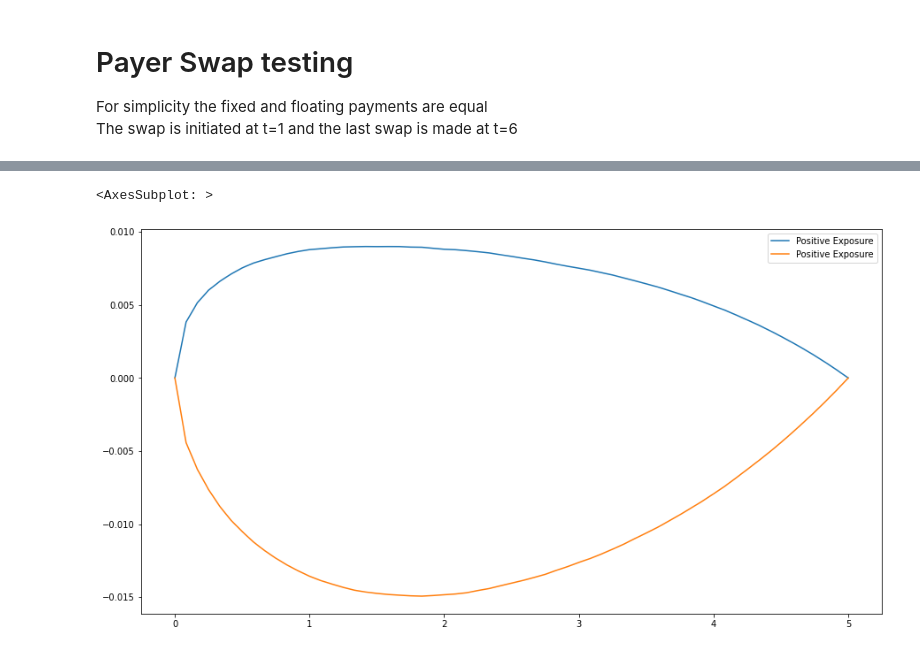
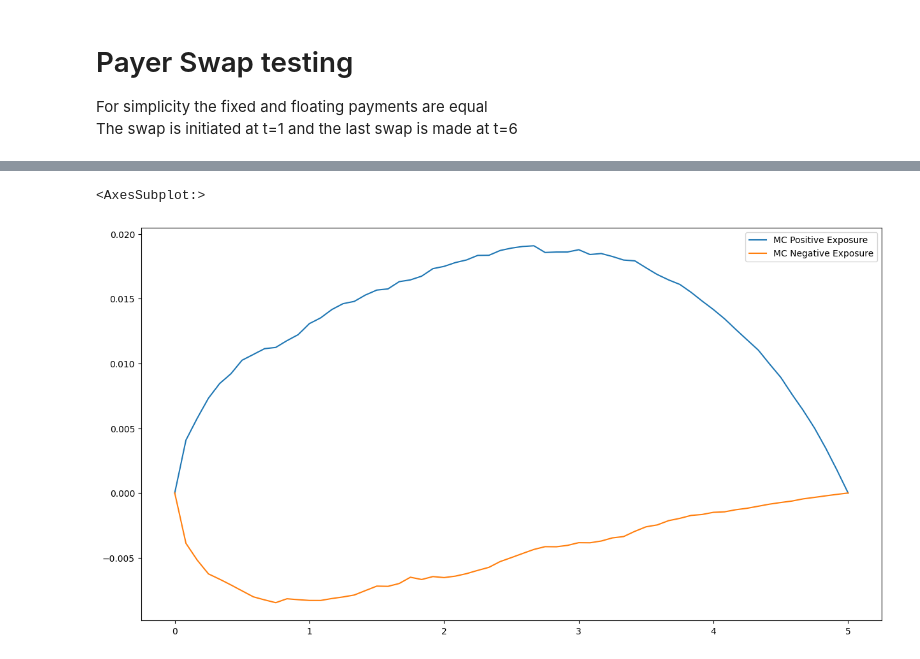
Before and after one commit to Eskild-afk/MasterThesis, a Jupyter notebook: playground.ipynb, the cells around one changed output, grey strips where cells are left out. Saved outputs shown, nothing was run; the diff lists cells and outputs as text; code cells hidden in the pictures.

```diff
--- a/playground.ipynb
+++ b/playground.ipynb
@@ -23,6 +23,6 @@ sns.lineplot(x=time, y=rate, label="Vasicek Short Rate")
 plt.figure(figsize=(15,8))
 for i in range(100):
     time, rate = testDynamic.create_path(stepsize=1/12, duration=5, seed=i)
-    sns.lineplot(x=time/12, y=rate, alpha=0.3)
+    sns.lineplot(x=time, y=rate, alpha=0.3)
 sns.lineplot(x=np.arange(0,5*12+1)/12, y=expected, label="Vasicek Expected Short Rate", c='red')
 # %% [output]
@@ -66,12 +106,12 @@ sns.scatterplot(x=schedule/12, y=np.repeat(K, len(schedule)), label='Payment of
 payerSwapPrice = [
 payerSwap(
     time=x,
-    fixedSchedule=schedule,
-    floatingSchedule=schedule,
+    fixedSchedule=fixSchedule,
+    floatingSchedule=floSchedule,
     fixedRate=K,
-    floatingRate=floatRate,
-    floatingTimeStamp=time,
-    stepsize=1/12,
+    floatingRate=floatRate[np.where(time>=floSchedule[0])[0][::6]],
+    floatingTimeStamp=floSchedule,
+    stepsize=1,
     model=testDynamic
 )
 for x in time
@@ -92,5 +131,5 @@ sns.lineplot(x=time/12, y=np.minimum(np.array(payerSwapPrice),0), label='Negativ
 # %%
-sims = np.power(10,5)
+sims = np.power(10,3)
 EPE = np.zeros(61)
 ENE = np.zeros(61)
 for i in range(sims):
@@ -100,37 +139,36 @@ for i in range(sims):
     K = optimize.newton(lambda x: payerSwap(time=0,
         fixedSchedule=schedule,
         floatingSchedule=schedule,
         fixedRate=x,
         floatingRate=floatRate,
         floatingTimeStamp=time,
         stepsize=1/12,
         model=testDynamic
     ),
     1)
-
     payerSwapPrice=[
     payerSwap(
     time=x,
     fixedSchedule=schedule,
     floatingSchedule=schedule,
     fixedRate=K,
     floatingRate=floatRate,
     floatingTimeStamp=time,
     stepsize=1/12,
     model=testDynamic
     )
     for x in time
     ]
 
-    posExposure = np.maximum(payerSwapPrice, 0)
-    negExposure = np.minimum(payerSwapPrice, 0)
+    posExposure = np.maximum(payerSwapPrice, 0) * np.array([testDynamic.ZCB(x) for x in time/12])
+    negExposure = np.minimum(payerSwapPrice, 0) * np.array([testDynamic.ZCB(x) for x in time/12])
 
     EPE += posExposure
     ENE += negExposure
 
 plt.figure(figsize=(15,8))
-sns.lineplot(x=time/12, y=EPE/sims, label='Expected Positive Exposure')
-sns.lineplot(x=time/12, y=ENE/sims, label='Expected Negative Exposure')
+sns.lineplot(x=time/12, y=EPE/sims, label='MC Positive Exposure')
+sns.lineplot(x=time/12, y=ENE/sims, label='MC Negative Exposure')
 # %% [output]
-<AxesSubplot: >
+<AxesSubplot:>
-[figure, old version]
+[figure, new version]
```
Also changed, not shown: parts of 12 cells of this notebook, 3 other files.
